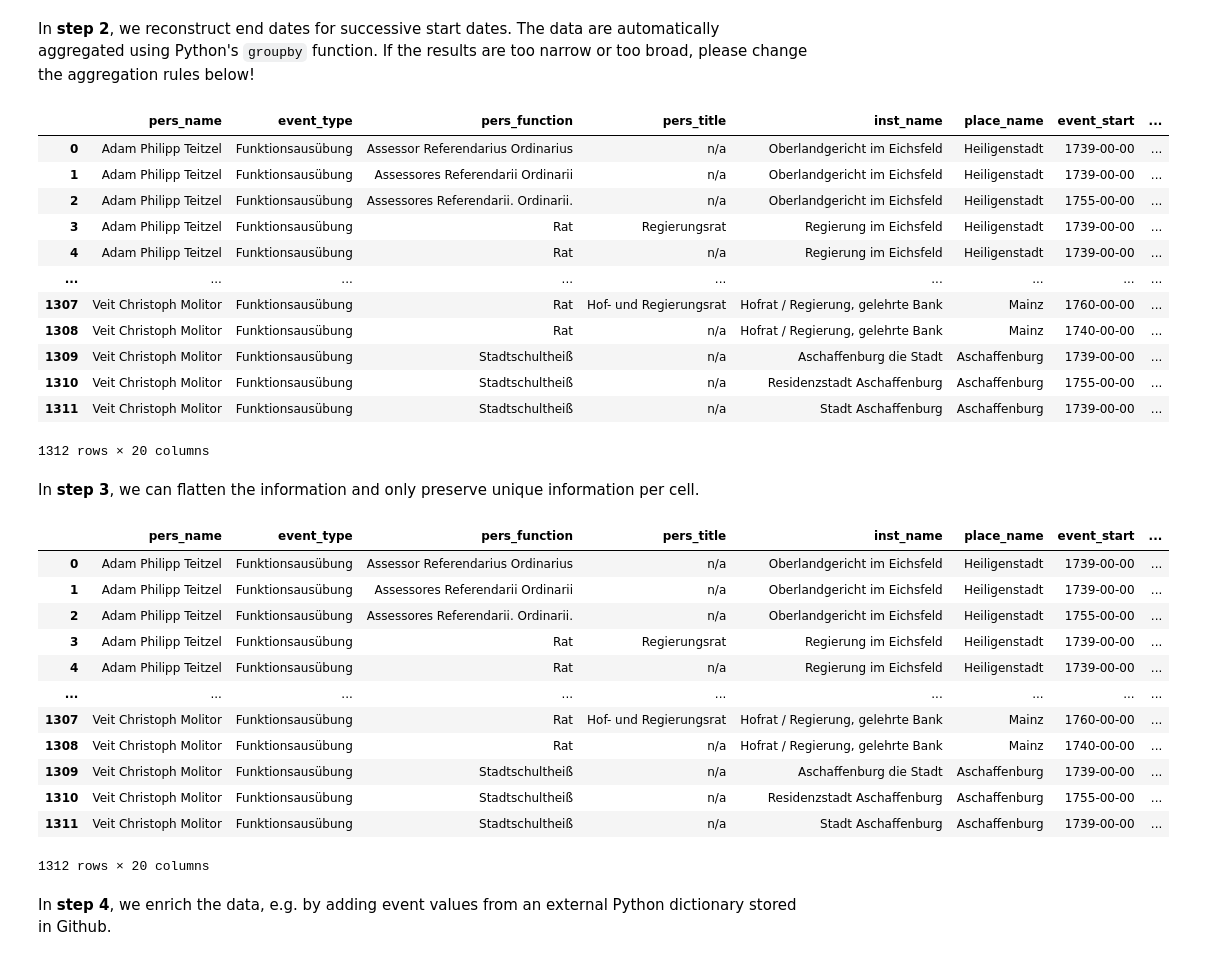
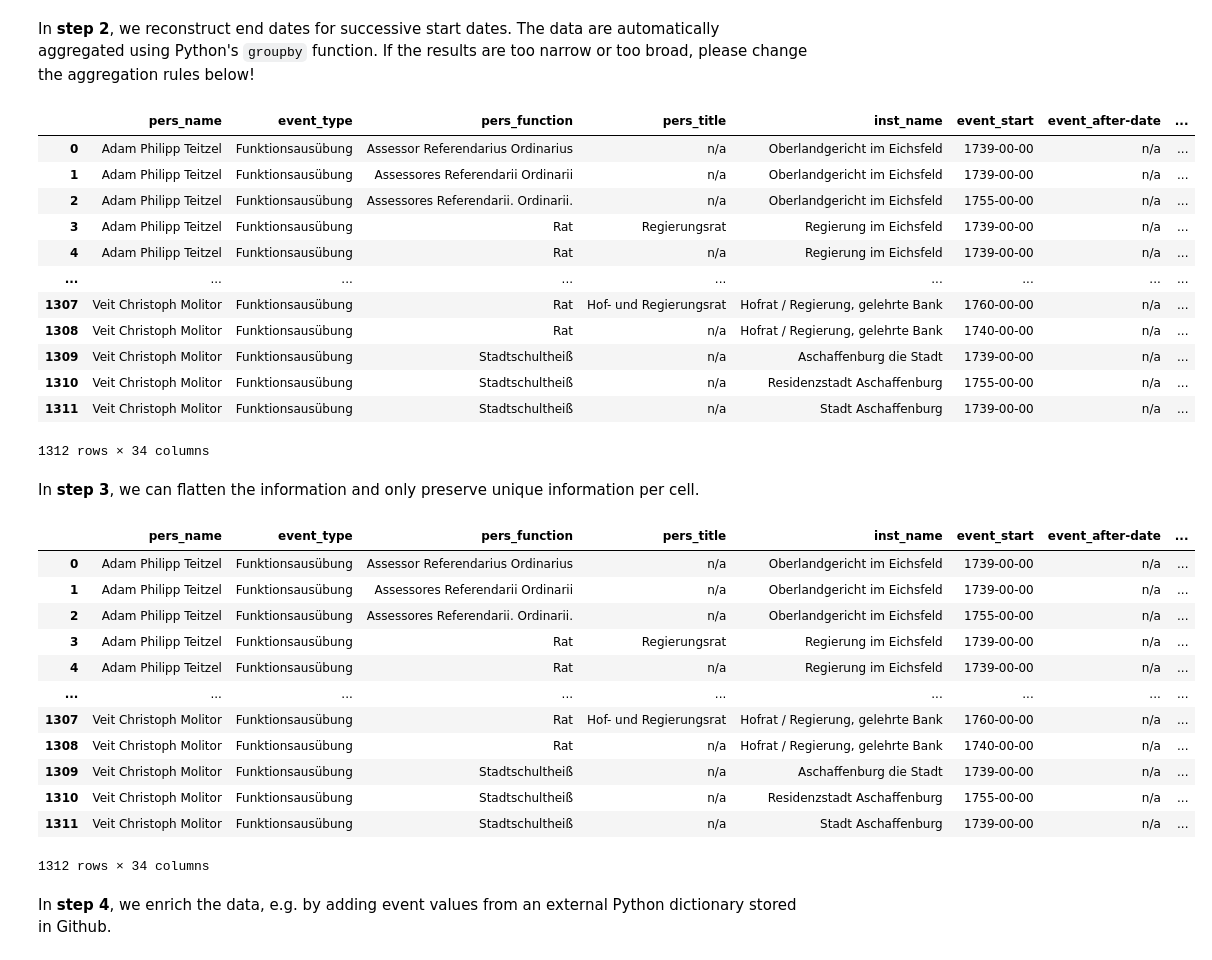
Before and after one commit to ieg-dhr/DigiKAR, a Jupyter notebook: JupyterNotebooks_DigiKAR/Factoids_Step2c_VerticalConsolidation_Staatskalender.ipynb, the cells around one changed output. Saved outputs shown, nothing was run; the diff lists cells and outputs as text; code cells hidden in the pictures.

```diff
--- a/JupyterNotebooks_DigiKAR/Factoids_Step2c_VerticalConsolidation_Staatskalender.ipynb
+++ b/JupyterNotebooks_DigiKAR/Factoids_Step2c_VerticalConsolidation_Staatskalender.ipynb
@@ -183,40 +183,55 @@ In **step 2**, we reconstruct end dates for successive start dates. The data are
 # %%
 # Group the dataframe and aggregate the start and end dates
 # code updated after problem with merged columns
 # see discussion on Stackoverflow: https://stackoverflow.com/questions/76558443/column-remains-empty-when-using-map-with-dictionary-in-pandas-dataframe/76558586#76558586
 
 grouped_df = final_df.groupby(['pers_name', 'event_type', "pers_function", "pers_title", "inst_name", "place_name"], as_index=False).agg(
                                                          {'event_start': 'min',
                                                           "event_after-date":'min',
                                                           "event_before-date":'max',
                                                           "event_end":'max',
                                                           "factoid_ID":list,
                                                           "alternative_names":list,
                                                           "pers_ID":list,
                                                           "rel_pers":list,
                                                           "source_quotations":list,
                                                           "additional_info":list,
                                                           "comment":list,
                                                           "info_dump":list,
                                                           "source_combined":list,
-                                                          "event_value":list
+                                                          "event_value":list,
+                                                          "place_name":list,
+                                                          "address":list,
+                                                          "suffix":list,
+                                                          "community":list,
+                                                          "region_1":list,
+                                                          "region_2":list,
+                                                          "continent":list,
+                                                          "addresses_full":list,
+                                                          "ids":list,
+                                                          "geonames address":list,
+                                                          "latitudes":list,
+                                                          "longitudes":list,
+                                                          "lat":list,
+                                                          "lng":list,
+                                                          "Google address":list
                                                           })
 
 display(grouped_df)
 # %% [output]
-|  | pers_name | event_type | pers_function | pers_title | inst_name | place_name | event_start | ... |
-| 0 | Adam Philipp Teitzel | Funktionsausübung | Assessor Referendarius Ordinarius | n/a | Oberlandgericht im Eichsfeld | Heiligenstadt | 1739-00-00 | ... |
-| 1 | Adam Philipp Teitzel | Funktionsausübung | Assessores Referendarii Ordinarii | n/a | Oberlandgericht im Eichsfeld | Heiligenstadt | 1739-00-00 | ... |
-| 2 | Adam Philipp Teitzel | Funktionsausübung | Assessores Referendarii. Ordinarii. | n/a | Oberlandgericht im Eichsfeld | Heiligenstadt | 1755-00-00 | ... |
-| 3 | Adam Philipp Teitzel | Funktionsausübung | Rat | Regierungsrat | Regierung im Eichsfeld | Heiligenstadt | 1739-00-00 | ... |
-| 4 | Adam Philipp Teitzel | Funktionsausübung | Rat | n/a | Regierung im Eichsfeld | Heiligenstadt | 1739-00-00 | ... |
+|  | pers_name | event_type | pers_function | pers_title | inst_name | event_start | event_after-date | ... |
+| 0 | Adam Philipp Teitzel | Funktionsausübung | Assessor Referendarius Ordinarius | n/a | Oberlandgericht im Eichsfeld | 1739-00-00 | n/a | ... |
+| 1 | Adam Philipp Teitzel | Funktionsausübung | Assessores Referendarii Ordinarii | n/a | Oberlandgericht im Eichsfeld | 1739-00-00 | n/a | ... |
+| 2 | Adam Philipp Teitzel | Funktionsausübung | Assessores Referendarii. Ordinarii. | n/a | Oberlandgericht im Eichsfeld | 1755-00-00 | n/a | ... |
+| 3 | Adam Philipp Teitzel | Funktionsausübung | Rat | Regierungsrat | Regierung im Eichsfeld | 1739-00-00 | n/a | ... |
+| 4 | Adam Philipp Teitzel | Funktionsausübung | Rat | n/a | Regierung im Eichsfeld | 1739-00-00 | n/a | ... |
 | ... | ... | ... | ... | ... | ... | ... | ... | ... |
-| 1307 | Veit Christoph Molitor | Funktionsausübung | Rat | Hof- und Regierungsrat | Hofrat / Regierung, gelehrte Bank | Mainz | 1760-00-00 | ... |
-| 1308 | Veit Christoph Molitor | Funktionsausübung | Rat | n/a | Hofrat / Regierung, gelehrte Bank | Mainz | 1740-00-00 | ... |
-| 1309 | Veit Christoph Molitor | Funktionsausübung | Stadtschultheiß | n/a | Aschaffenburg die Stadt | Aschaffenburg | 1739-00-00 | ... |
-| 1310 | Veit Christoph Molitor | Funktionsausübung | Stadtschultheiß | n/a | Residenzstadt Aschaffenburg | Aschaffenburg | 1755-00-00 | ... |
-| 1311 | Veit Christoph Molitor | Funktionsausübung | Stadtschultheiß | n/a | Stadt Aschaffenburg | Aschaffenburg | 1739-00-00 | ... |
+| 1307 | Veit Christoph Molitor | Funktionsausübung | Rat | Hof- und Regierungsrat | Hofrat / Regierung, gelehrte Bank | 1760-00-00 | n/a | ... |
+| 1308 | Veit Christoph Molitor | Funktionsausübung | Rat | n/a | Hofrat / Regierung, gelehrte Bank | 1740-00-00 | n/a | ... |
+| 1309 | Veit Christoph Molitor | Funktionsausübung | Stadtschultheiß | n/a | Aschaffenburg die Stadt | 1739-00-00 | n/a | ... |
+| 1310 | Veit Christoph Molitor | Funktionsausübung | Stadtschultheiß | n/a | Residenzstadt Aschaffenburg | 1755-00-00 | n/a | ... |
+| 1311 | Veit Christoph Molitor | Funktionsausübung | Stadtschultheiß | n/a | Stadt Aschaffenburg | 1739-00-00 | n/a | ... |
-1312 rows × 20 columns
+1312 rows × 34 columns
 # %% [markdown]
 In **step 3**, we can flatten the information and only preserve unique information per cell.
 # %%
@@ -235,19 +250,19 @@ df3 = grouped_df.applymap(flatten_list)
 # show the flattened DataFrame
 display(df3)
 # %% [output]
-|  | pers_name | event_type | pers_function | pers_title | inst_name | place_name | event_start | ... |
-| 0 | Adam Philipp Teitzel | Funktionsausübung | Assessor Referendarius Ordinarius | n/a | Oberlandgericht im Eichsfeld | Heiligenstadt | 1739-00-00 | ... |
-| 1 | Adam Philipp Teitzel | Funktionsausübung | Assessores Referendarii Ordinarii | n/a | Oberlandgericht im Eichsfeld | Heiligenstadt | 1739-00-00 | ... |
-| 2 | Adam Philipp Teitzel | Funktionsausübung | Assessores Referendarii. Ordinarii. | n/a | Oberlandgericht im Eichsfeld | Heiligenstadt | 1755-00-00 | ... |
-| 3 | Adam Philipp Teitzel | Funktionsausübung | Rat | Regierungsrat | Regierung im Eichsfeld | Heiligenstadt | 1739-00-00 | ... |
-| 4 | Adam Philipp Teitzel | Funktionsausübung | Rat | n/a | Regierung im Eichsfeld | Heiligenstadt | 1739-00-00 | ... |
+|  | pers_name | event_type | pers_function | pers_title | inst_name | event_start | event_after-date | ... |
+| 0 | Adam Philipp Teitzel | Funktionsausübung | Assessor Referendarius Ordinarius | n/a | Oberlandgericht im Eichsfeld | 1739-00-00 | n/a | ... |
+| 1 | Adam Philipp Teitzel | Funktionsausübung | Assessores Referendarii Ordinarii | n/a | Oberlandgericht im Eichsfeld | 1739-00-00 | n/a | ... |
+| 2 | Adam Philipp Teitzel | Funktionsausübung | Assessores Referendarii. Ordinarii. | n/a | Oberlandgericht im Eichsfeld | 1755-00-00 | n/a | ... |
+| 3 | Adam Philipp Teitzel | Funktionsausübung | Rat | Regierungsrat | Regierung im Eichsfeld | 1739-00-00 | n/a | ... |
+| 4 | Adam Philipp Teitzel | Funktionsausübung | Rat | n/a | Regierung im Eichsfeld | 1739-00-00 | n/a | ... |
 | ... | ... | ... | ... | ... | ... | ... | ... | ... |
-| 1307 | Veit Christoph Molitor | Funktionsausübung | Rat | Hof- und Regierungsrat | Hofrat / Regierung, gelehrte Bank | Mainz | 1760-00-00 | ... |
-| 1308 | Veit Christoph Molitor | Funktionsausübung | Rat | n/a | Hofrat / Regierung, gelehrte Bank | Mainz | 1740-00-00 | ... |
-| 1309 | Veit Christoph Molitor | Funktionsausübung | Stadtschultheiß | n/a | Aschaffenburg die Stadt | Aschaffenburg | 1739-00-00 | ... |
-| 1310 | Veit Christoph Molitor | Funktionsausübung | Stadtschultheiß | n/a | Residenzstadt Aschaffenburg | Aschaffenburg | 1755-00-00 | ... |
-| 1311 | Veit Christoph Molitor | Funktionsausübung | Stadtschultheiß | n/a | Stadt Aschaffenburg | Aschaffenburg | 1739-00-00 | ... |
+| 1307 | Veit Christoph Molitor | Funktionsausübung | Rat | Hof- und Regierungsrat | Hofrat / Regierung, gelehrte Bank | 1760-00-00 | n/a | ... |
+| 1308 | Veit Christoph Molitor | Funktionsausübung | Rat | n/a | Hofrat / Regierung, gelehrte Bank | 1740-00-00 | n/a | ... |
+| 1309 | Veit Christoph Molitor | Funktionsausübung | Stadtschultheiß | n/a | Aschaffenburg die Stadt | 1739-00-00 | n/a | ... |
+| 1310 | Veit Christoph Molitor | Funktionsausübung | Stadtschultheiß | n/a | Residenzstadt Aschaffenburg | 1755-00-00 | n/a | ... |
+| 1311 | Veit Christoph Molitor | Funktionsausübung | Stadtschultheiß | n/a | Stadt Aschaffenburg | 1739-00-00 | n/a | ... |
-1312 rows × 20 columns
+1312 rows × 34 columns
 # %% [markdown]
 In **step 4**, we enrich the data, e.g. by adding event values from an external Python dictionary stored in Github.
 # %%
```
Also changed, not shown: parts of 3 cells of this notebook.
